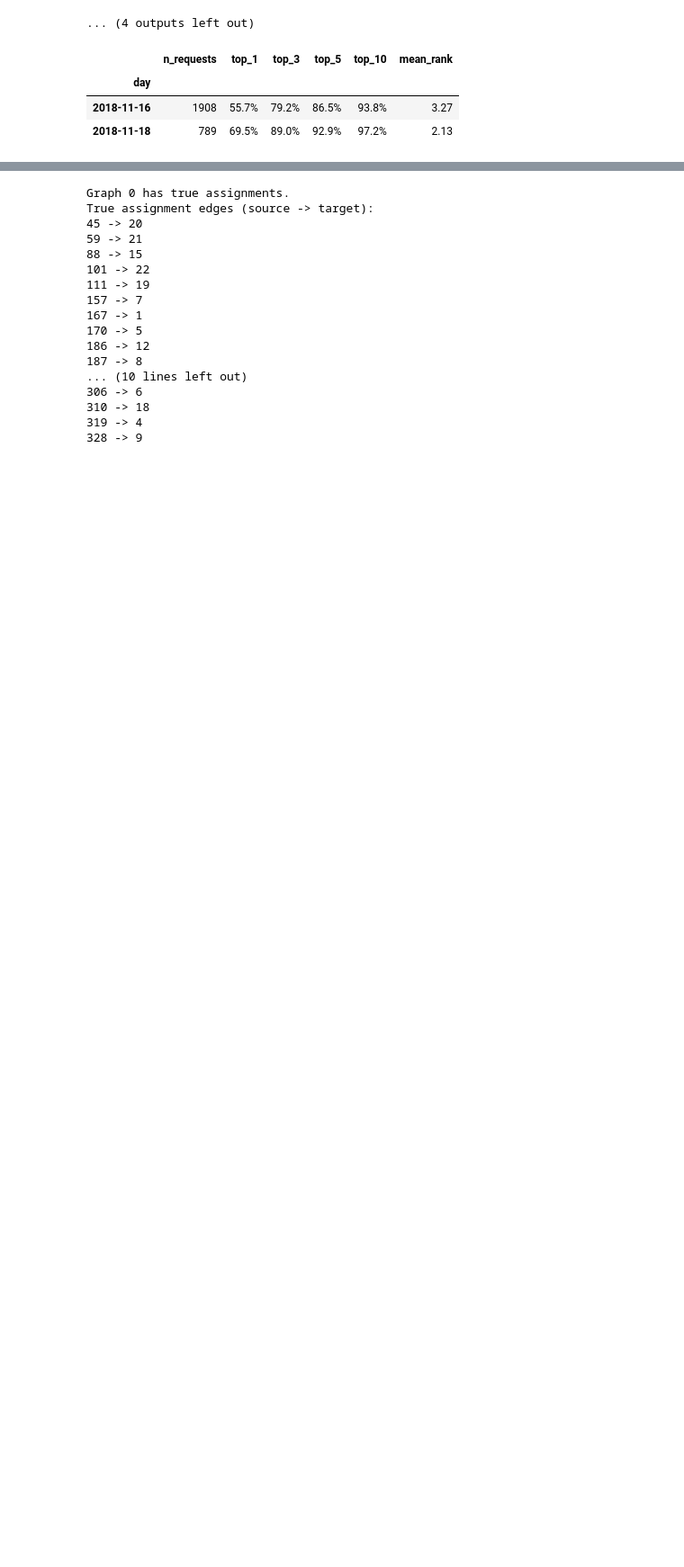
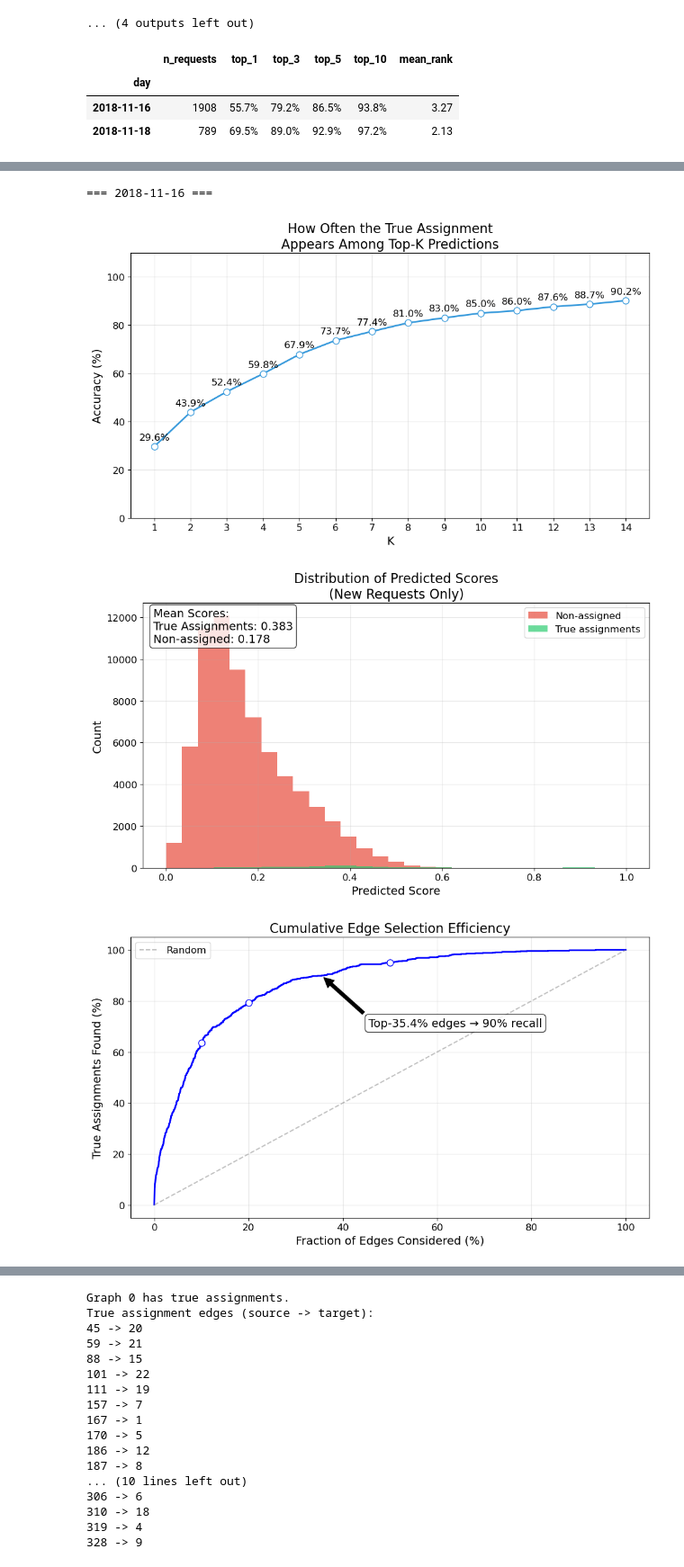
Before and after one commit to TUM-VT/FleetPy, a Jupyter notebook: gnn_project/notebooks/GNN_training.ipynb, the cells around one changed output, grey strips where cells are left out. Shown at 90% size. Saved outputs shown, nothing was run; the diff lists cells and outputs as text; code cells hidden in the pictures; blank space fills up the shorter version.

Commit message:
Add RR edge evaluation to GNN_training.ipynb

```diff
--- a/gnn_project/notebooks/GNN_training.ipynb
+++ b/gnn_project/notebooks/GNN_training.ipynb
@@ -181,0 +189,17 @@ pd.DataFrame(summary_rows).set_index('day').style.format({
+# %%
+rr_edge_types = [RR_EDGE_NAME]
+
+for name, start_idx, num_graphs in test_days:
+    print(f"=== {name} ===")
+    predictions = [get_edge_predictions(data[i], model, device=config.device)
+                  for i in range(start_idx, start_idx + num_graphs)]
+    figs = analyze_model_performance(data, start_idx, num_graphs, predictions,
+                                     edge_types=rr_edge_types, scenario_start_idx=start_idx)
+    for fig in figs:
+        plt.figure(fig.number)
+        plt.show()
+# %% [output]
+=== 2018-11-16 ===
+[figure, added]
+[figure, added]
+[figure, added]
```
Also changed, not shown: parts of 3 cells of this notebook.
